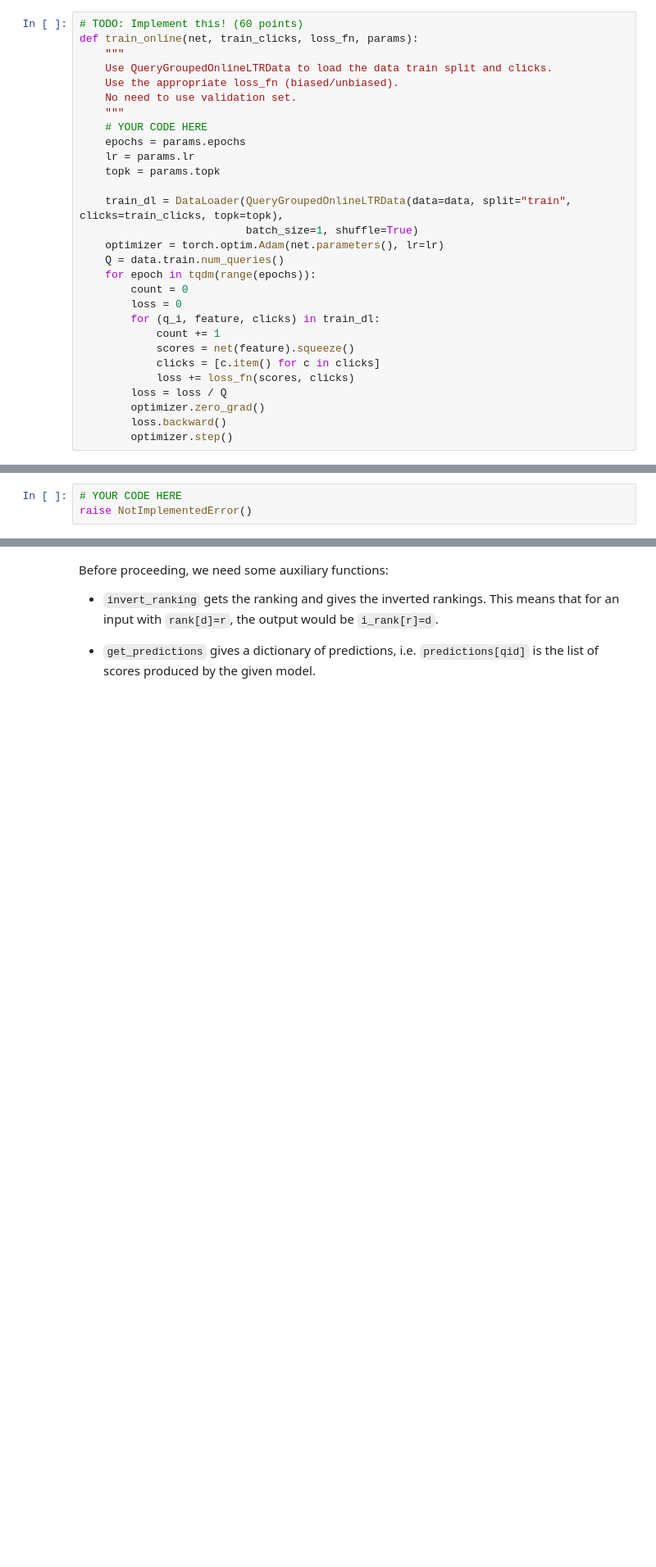
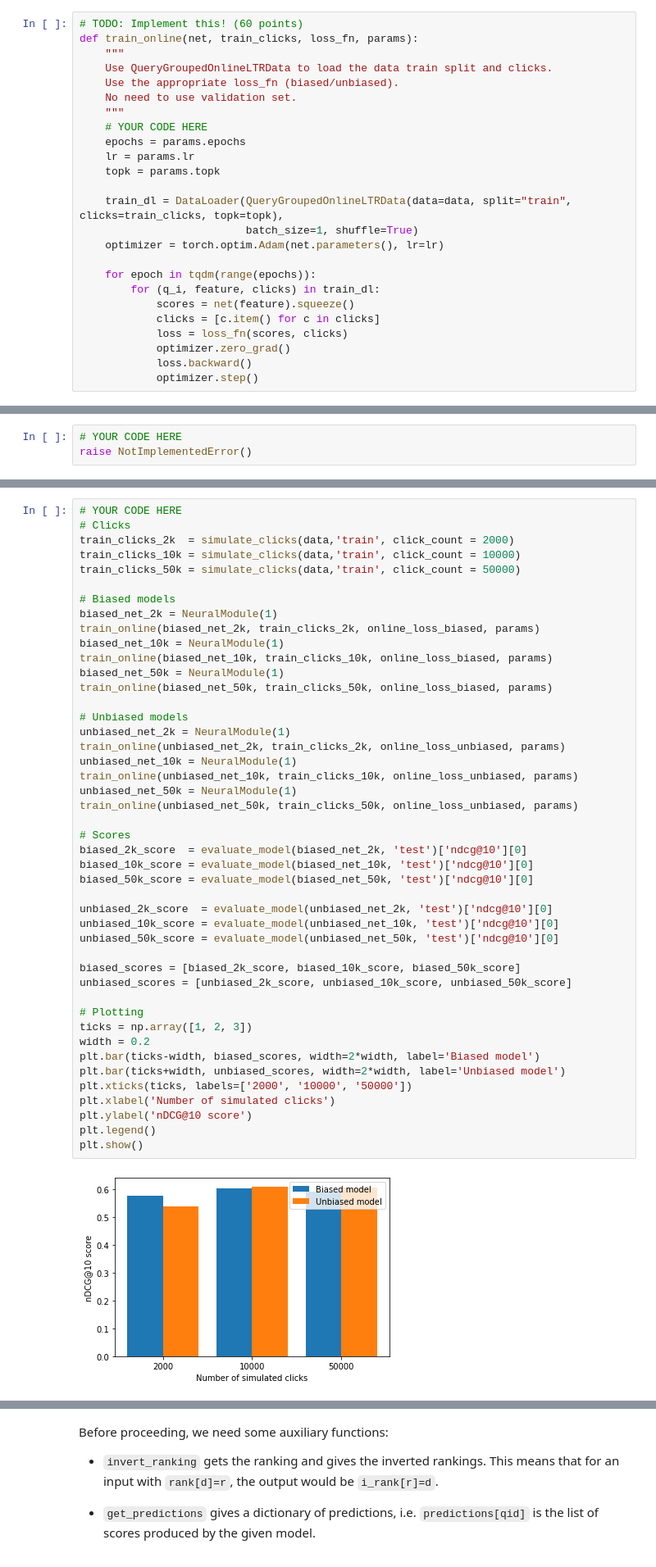
Before and after one commit to ccfelius/InformationRetrieval, a Jupyter notebook: hw2/hw2_matyas.ipynb, the cells around one changed output, grey strips where cells are left out. Shown at 82% size. Saved outputs shown, nothing was run; the diff lists cells and outputs as text; blank space fills up the shorter version.

```diff
--- a/hw2/hw2_matyas.ipynb
+++ b/hw2/hw2_matyas.ipynb
@@ -1524,19 +1527,15 @@ def train_online(net, train_clicks, loss_fn, params):
     train_dl = DataLoader(QueryGroupedOnlineLTRData(data=data, split="train", clicks=train_clicks, topk=topk),
                           batch_size=1, shuffle=True)
     optimizer = torch.optim.Adam(net.parameters(), lr=lr)
-    Q = data.train.num_queries()
+
     for epoch in tqdm(range(epochs)):
-        count = 0
-        loss = 0
         for (q_i, feature, clicks) in train_dl:
-            count += 1
             scores = net(feature).squeeze()
             clicks = [c.item() for c in clicks]
-            loss += loss_fn(scores, clicks)
-        loss = loss / Q
-        optimizer.zero_grad()
-        loss.backward()
-        optimizer.step()
+            loss = loss_fn(scores, clicks)
+            optimizer.zero_grad()
+            loss.backward()
+            optimizer.step()
 # %%
 params = Namespace(epochs=3, lr=1e-3, topk=20)
 train_clicks = simulate_clicks(data,'train', click_count = 50000)
@@ -1724,3 +1695,50 @@ raise NotImplementedError()
+# %%
+# YOUR CODE HERE
+# Clicks
+train_clicks_2k  = simulate_clicks(data,'train', click_count = 2000)
+train_clicks_10k = simulate_clicks(data,'train', click_count = 10000)
+train_clicks_50k = simulate_clicks(data,'train', click_count = 50000)
+
+# Biased models
+biased_net_2k = NeuralModule(1)
+train_online(biased_net_2k, train_clicks_2k, online_loss_biased, params)
+biased_net_10k = NeuralModule(1)
+train_online(biased_net_10k, train_clicks_10k, online_loss_biased, params)
+biased_net_50k = NeuralModule(1)
+train_online(biased_net_50k, train_clicks_50k, online_loss_biased, params)
+
+# Unbiased models
+unbiased_net_2k = NeuralModule(1)
+train_online(unbiased_net_2k, train_clicks_2k, online_loss_unbiased, params)
+unbiased_net_10k = NeuralModule(1)
+train_online(unbiased_net_10k, train_clicks_10k, online_loss_unbiased, params)
+unbiased_net_50k = NeuralModule(1)
+train_online(unbiased_net_50k, train_clicks_50k, online_loss_unbiased, params)
+
+# Scores
+biased_2k_score  = evaluate_model(biased_net_2k, 'test')['ndcg@10'][0]
+biased_10k_score = evaluate_model(biased_net_10k, 'test')['ndcg@10'][0]
+biased_50k_score = evaluate_model(biased_net_50k, 'test')['ndcg@10'][0]
+
+unbiased_2k_score  = evaluate_model(unbiased_net_2k, 'test')['ndcg@10'][0]
+unbiased_10k_score = evaluate_model(unbiased_net_10k, 'test')['ndcg@10'][0]
+unbiased_50k_score = evaluate_model(unbiased_net_50k, 'test')['ndcg@10'][0]
+
+biased_scores = [biased_2k_score, biased_10k_score, biased_50k_score]
+unbiased_scores = [unbiased_2k_score, unbiased_10k_score, unbiased_50k_score]
+
+# Plotting
+ticks = np.array([1, 2, 3])
+width = 0.2
+plt.bar(ticks-width, biased_scores, width=2*width, label='Biased model')
+plt.bar(ticks+width, unbiased_scores, width=2*width, label='Unbiased model')
+plt.xticks(ticks, labels=['2000', '10000', '50000'])
+plt.xlabel('Number of simulated clicks')
+plt.ylabel('nDCG@10 score')
+plt.legend()
+plt.show()
+# %% [output]
+[figure, added]
 # %% [markdown]
 ## Section 3: Online Evaluation (75 points) <a class="anchor" id="on_eval"></a>
 
```
Also changed, not shown: parts of 12 cells of this notebook, 4 other files.
